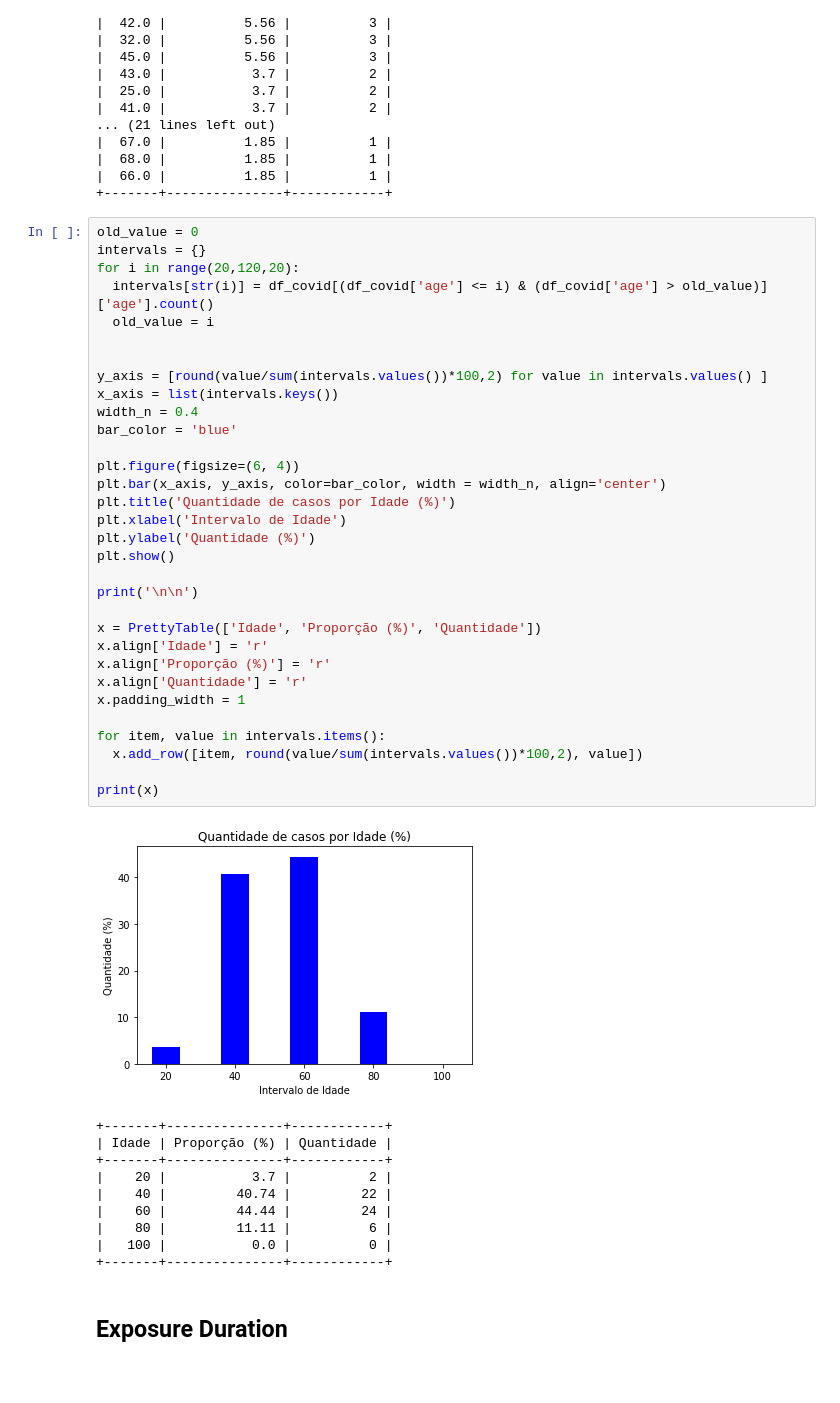
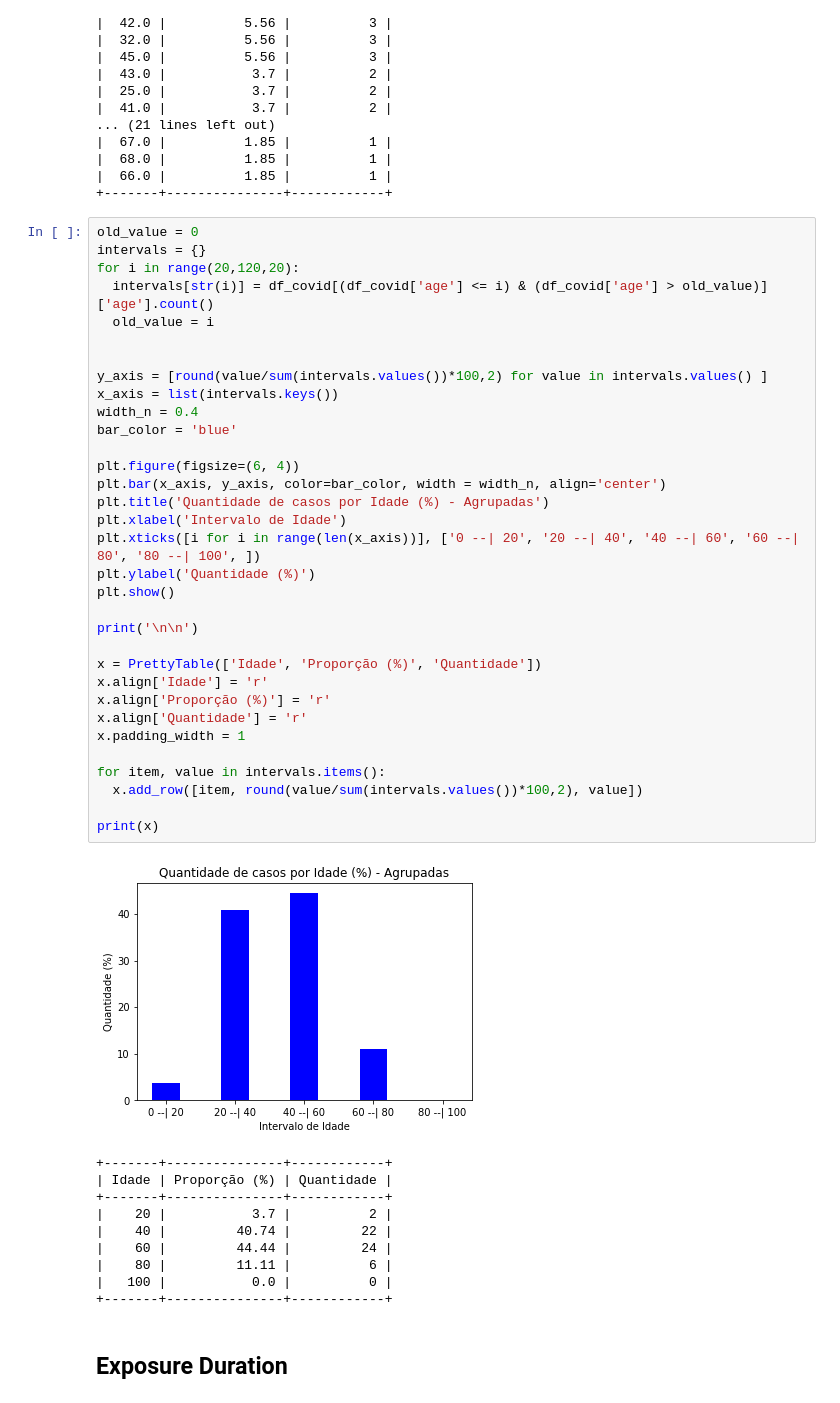
Before and after one commit to rbdlm/Covid, a Jupyter notebook: Covid.ipynb, the cells around one changed output. Drawn from its saved outputs; the diff is of its cells as text; blank space fills up the shorter version.

```diff
--- a/Covid.ipynb
+++ b/Covid.ipynb
@@ -201,35 +201,36 @@ old_value = 0
 intervals = {}
 for i in range(20,120,20):
   intervals[str(i)] = df_covid[(df_covid['age'] <= i) & (df_covid['age'] > old_value)]['age'].count()
   old_value = i
 
 
 y_axis = [round(value/sum(intervals.values())*100,2) for value in intervals.values() ]
 x_axis = list(intervals.keys())
 width_n = 0.4
 bar_color = 'blue'
 
 plt.figure(figsize=(6, 4))
 plt.bar(x_axis, y_axis, color=bar_color, width = width_n, align='center')
-plt.title('Quantidade de casos por Idade (%)')
+plt.title('Quantidade de casos por Idade (%) - Agrupadas')
 plt.xlabel('Intervalo de Idade')
+plt.xticks([i for i in range(len(x_axis))], ['0 --| 20', '20 --| 40', '40 --| 60', '60 --| 80', '80 --| 100', ])
 plt.ylabel('Quantidade (%)')
 plt.show()
 
 print('\n\n')
 
 x = PrettyTable(['Idade', 'Proporção (%)', 'Quantidade'])
 x.align['Idade'] = 'r'
 x.align['Proporção (%)'] = 'r'
 x.align['Quantidade'] = 'r'
 x.padding_width = 1
 
 for item, value in intervals.items():
   x.add_row([item, round(value/sum(intervals.values())*100,2), value])
 
 print(x)
 # %% [output]
-[figure, old version]
+[figure, new version]
 +-------+---------------+------------+
 | Idade | Proporção (%) | Quantidade |
 +-------+---------------+------------+
```
Also changed, not shown: parts of 15 cells of this notebook.
